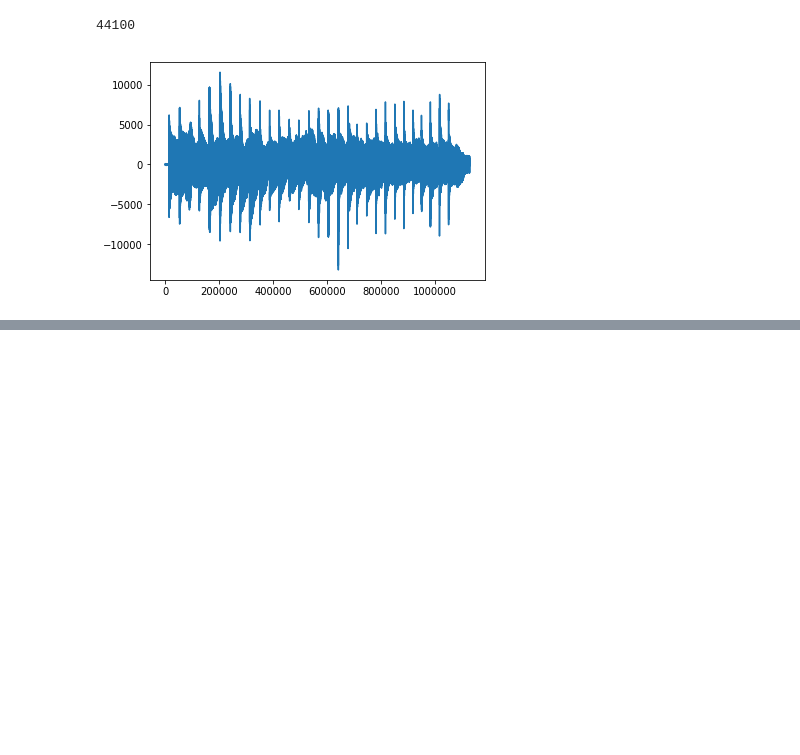
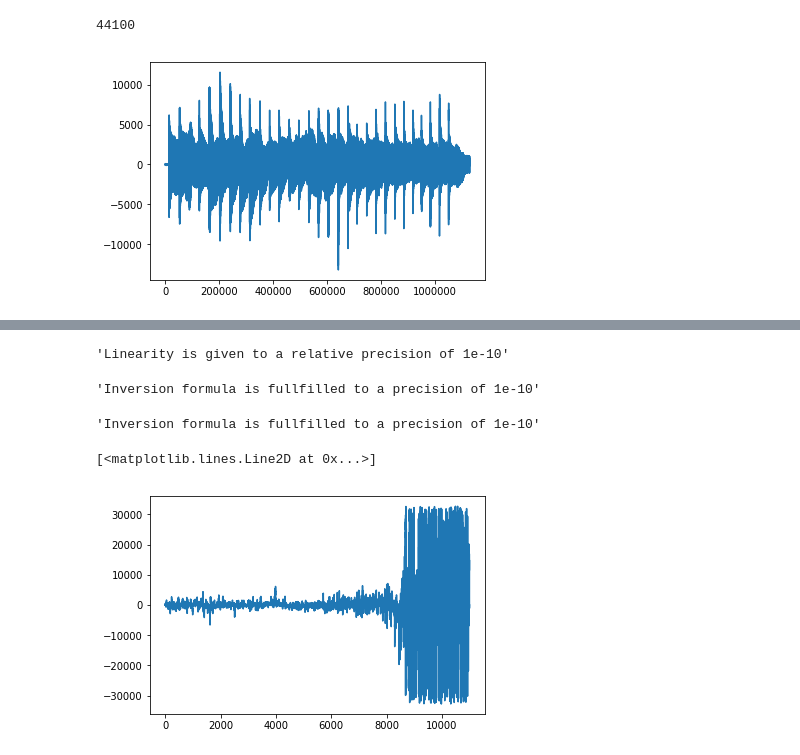
Before and after one commit to tisabe/CP2, a Jupyter notebook: testing_sketch.ipynb, the cells around one changed output, grey strips where cells are left out. Saved outputs shown, nothing was run; the diff lists cells and outputs as text; code cells hidden in the pictures; blank space fills up the shorter version.

Commit message:
added testfunctions, except for parseval functional

```diff
--- a/testing_sketch.ipynb
+++ b/testing_sketch.ipynb
@@ -35,0 +78,4 @@ p.plot(np.abs(vtt-data1))
+# %%
+linearity_test("Recording_2.wav","audiocheck.net_sin_83Hz_-3dBFS_3s.wav")
+# %% [output]
+'Linearity is given to a relative precision of 1e-10'
@@ -35,0 +104,4 @@ p.plot(np.abs(vtt-data1))
+# %%
+inversion_test("Recording_2.wav")
+# %% [output]
+'Inversion formula is fullfilled to a precision of 1e-10'
@@ -35,0 +131,48 @@ p.plot(np.abs(vtt-data1))
+# %%
+inversion2_test("Recording_2.wav")
+# %% [output]
+'Inversion formula is fullfilled to a precision of 1e-10'
+# %%
+def parseval_test(signal1,signal2,rate1=1,rate2=1):
+    #testing the generalized parseval identity of the DFT for test signals with same sample rate
+    if type(signal1) == str:
+        assert signal1.endswith(".wav"), "file is not a wavefile"
+        rate1, v1 = wavfile.read(signal1)
+    else:
+        v1 = signal1
+    assert len(np.shape(v1)) == 1, "input array needs to be one-dimensional"
+    if type(signal2) == str:
+        assert signal2.endswith(".wav"), "file is not a wavefile"
+        rate2, v2 = wavfile.read(signal2)
+    else:
+        v2 = signal2
+    assert len(np.shape(v2)) == 1, "input array needs to be one-dimensional"
+
+    if rate1!=rate2:
+        raise linearity_test('Your sample rates must be equal!')
+
+    if len(v1)>11000:
+        v1=v1[0:11000]
+    if len(v2)>11000:
+        v2=v2[0:11000]
+    v1=v1[0:min(len(v1),len(v2))]
+    v2=v2[0:min(len(v1),len(v2))]
+
+    xt1,vt1=dft.dft(v1,rate1)
+    xt2,vt2=dft.dft(v2,rate2)
+
+    N=len(v1)
+    diff=np.abs((np.vdot(v1,v2))-N*np.vdot(vt1,vt2))
+    rel_diff=diff/np.abs(np.vdot(v1[0:N],v2[0:N]))
+    return v1,v2,vt1,vt2
+   # if rel_diff<1e-1:
+   #     return "Generalized Parseval Identity is fullfilled to a relative precision of 1e-10"
+   # else:
+    #    return "Generalized Parseval Identity is not fullfilled"
+# %%
+a,b,c,d=parseval_test("Recording_1.wav","Recording_2.wav")
+# %%
+p.plot(a*b)
+# %% [output]
+[<matplotlib.lines.Line2D at 0x...>]
+[figure, added]
```
Also changed, not shown: parts of 12 cells of this notebook, 4 other files.
